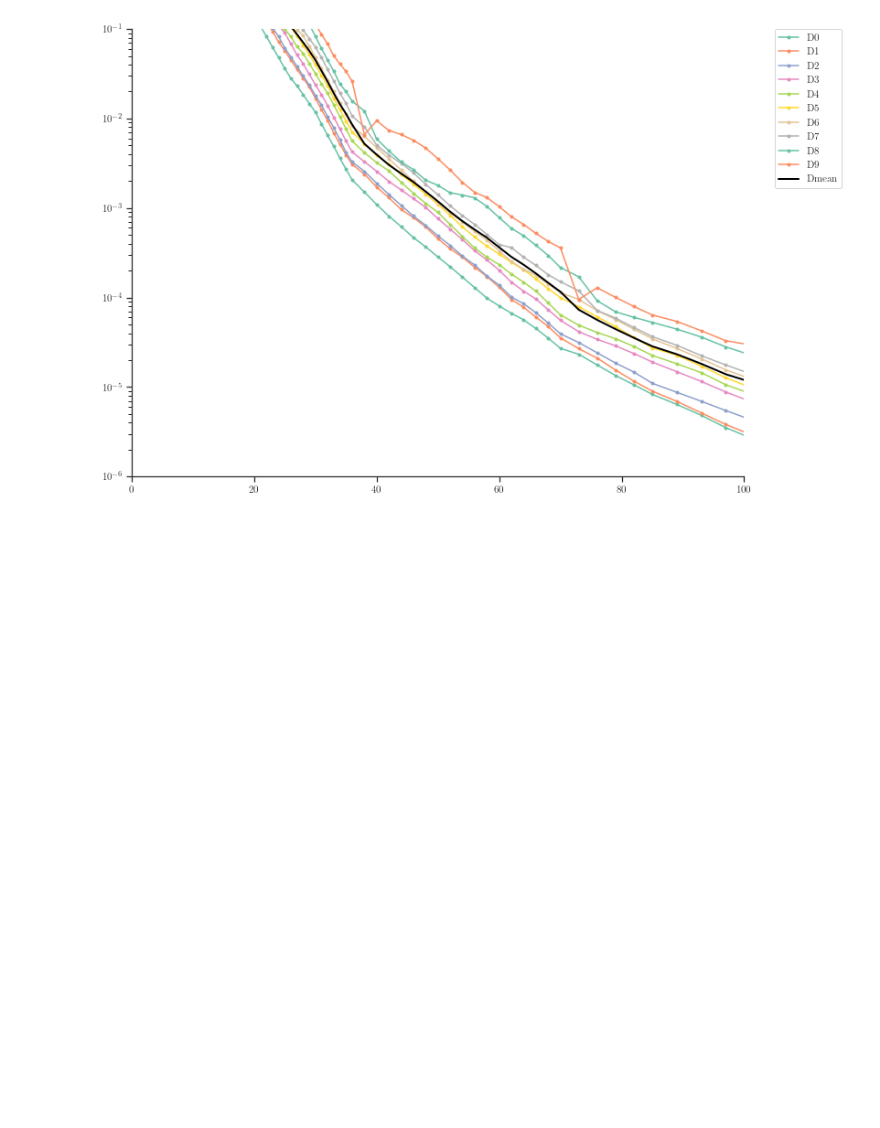
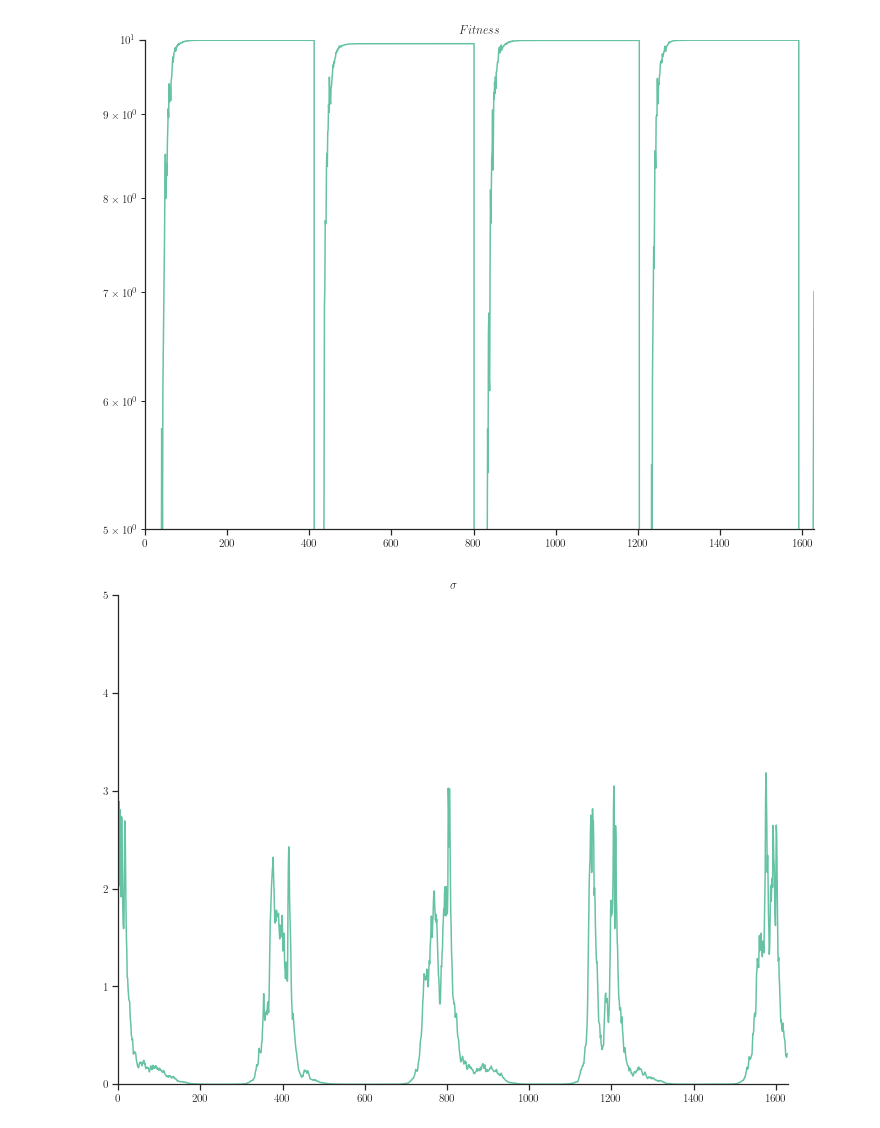
Before and after one commit to morris-frank/adaptive_splitting_cma-es, a Jupyter notebook: CSVPlot.ipynb, the cells around one changed output. Cells and saved outputs as stored; diff of their text form; code cells hidden in the pictures; blank space fills up the shorter version.

Commit message:
updt plot

```diff
--- a/CSVPlot.ipynb
+++ b/CSVPlot.ipynb
@@ -10,3 +10,24 @@ sns.set_palette('Set2')
 plt.rc('text', usetex=True)
 plt.rc('font', family='serif')
 plt.rcParams["figure.figsize"] = [12, 9]
+# %%
+def plot_csv_df(df, xlim=[0,1000]):
+    for idx, column in enumerate(columns[2:]):
+        fig = plt.figure()
+        ax = plt.gca()
+        if column == 'var_max':
+            ax.set_ylim([2,3])
+        elif column == 'fitness':
+            ax.set_yscale('log')
+            ax.set_ylim([5,10])
+        elif column == 'sigma':
+            ax.set_ylim([0,5])
+        elif column == 'meand':
+            ax.set_yscale('log')
+            ax.set_ylim([1e-30,1e2])
+        elif column == 'normps':
+            ax.set_ylim([2,20])
+        ax.set_xlim(xlim)
+        df.groupby('Tribe')[column].plot(title=plot_names[idx], ax=ax)
+        #plt.legend(bbox_to_anchor=(1.05, 1), loc=2, borderaxespad=0.)
+        sns.despine()
@@ -13,6 +48,5 @@ plt.rcParams["figure.figsize"] = [12, 9]
 # %%
-fn = 'test.csv'
 D = ['D' + str(i) for i in range(10)] + ['Dmean']
-columns = ['Tribe', 'Eval', 'fitness', 'sigma', 'var_max', 'dist_to_parent']
-plot_names = ['$\text{max Fitness in }g_i$', '$\sigma$', '$Var(D_{ii})$', '$|mean - mean_p|$']
+columns = ['Tribe', 'Eval', 'fitness', 'sigma', 'var_max', 'normps', 'meand']
+plot_names = ['$Fitness$', '$\sigma$', '$Var(D_{ii})$', '$\\frac{|P_c|}{N + 1/N} - 1$', '$mean(D_{ii})$']
 df = pd.read_csv(fn, names=columns + D, skipfooter=2, engine='python')
@@ -39,16 +53,5 @@ for idx, column in enumerate(columns[2:]):
-# %%
-fig = plt.figure()
-t = 0
-for d in D:
-    ax = plt.gca()
-    ax.set_yscale('log')
-    ax.set_xlim([0,100])
-    ax.set_ylim([1e-6, 1e-1])
-    if d == 'Dmean':
-        df[df.Tribe==t][d].plot(ax=ax, c='black', lw=2)
-    else:
-        df[df.Tribe==t][d].plot(marker='.', ax=ax)
-    plt.legend(bbox_to_anchor=(1.05, 1), loc=2, borderaxespad=0.)
-    sns.despine()
-# %% [output]
-[figure, removed]
+# %%
+plot_csv_df(df, xlim=[0, len(df)])
+# %% [output]
+[figure, added]
+[figure, added]
```
Also changed, not shown: parts of 3 cells of this notebook, 1 other file.
